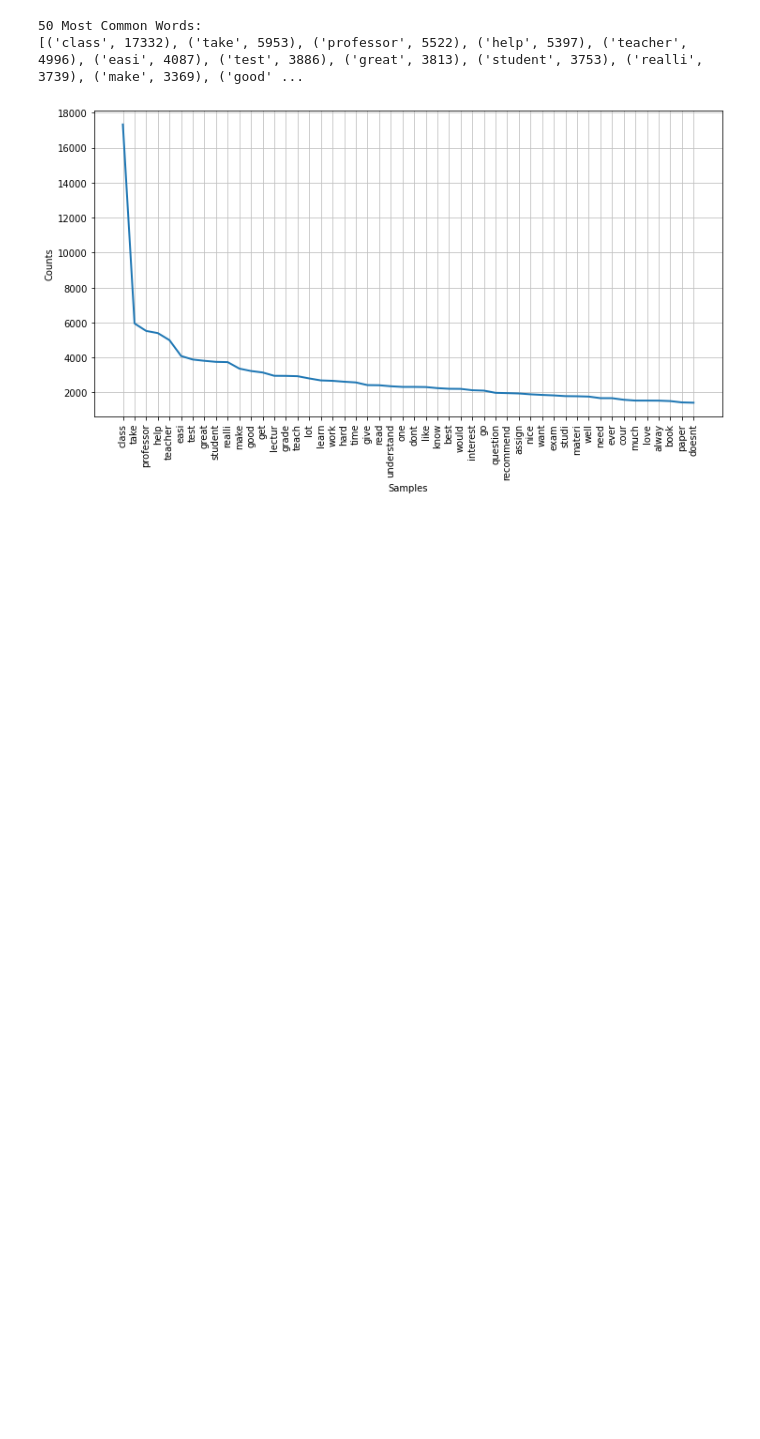
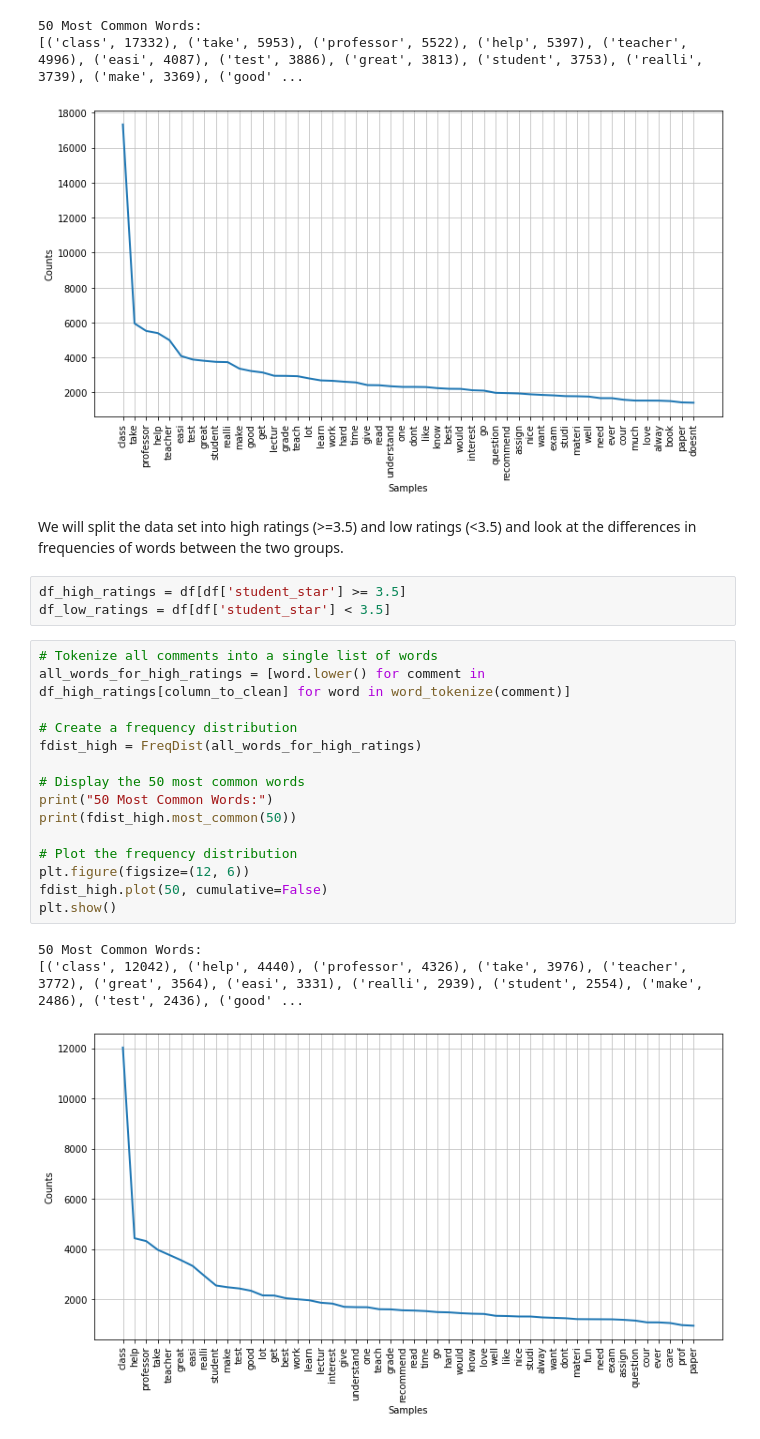
Before and after one commit to eboyer221/CS39AA-NLP-Project, a Jupyter notebook: project_part1.ipynb, the cells around one changed output. Drawn from its saved outputs; the diff is of its cells as text; blank space fills up the shorter version.

Commit message:
word frequencies split by rating

```diff
--- a/project_part1.ipynb
+++ b/project_part1.ipynb
@@ -295,3 +295,27 @@ plt.show()
 50 Most Common Words:
 [('class', 17332), ('take', 5953), ('professor', 5522), ('help', 5397), ('teacher', 4996), ('easi', 4087), ('test', 3886), ('great', 3813), ('student', 3753), ('realli', 3739), ('make', 3369), ('good' ...
 [figure]
+# %% [markdown]
+We will split the data set into high ratings (>=3.5) and low ratings (<3.5) and look at the differences in frequencies of words between the two groups.
+# %%
+df_high_ratings = df[df['student_star'] >= 3.5]
+df_low_ratings = df[df['student_star'] < 3.5]
+# %%
+# Tokenize all comments into a single list of words
+all_words_for_high_ratings = [word.lower() for comment in df_high_ratings[column_to_clean] for word in word_tokenize(comment)]
+
+# Create a frequency distribution
+fdist_high = FreqDist(all_words_for_high_ratings)
+
+# Display the 50 most common words
+print("50 Most Common Words:")
+print(fdist_high.most_common(50))
+
+# Plot the frequency distribution
+plt.figure(figsize=(12, 6))
+fdist_high.plot(50, cumulative=False)
+plt.show()
+# %% [output]
+50 Most Common Words:
+[('class', 12042), ('help', 4440), ('professor', 4326), ('take', 3976), ('teacher', 3772), ('great', 3564), ('easi', 3331), ('realli', 2939), ('student', 2554), ('make', 2486), ('test', 2436), ('good' ...
+[figure, added]
```
Also changed, not shown: parts of 1 cell of this notebook.
